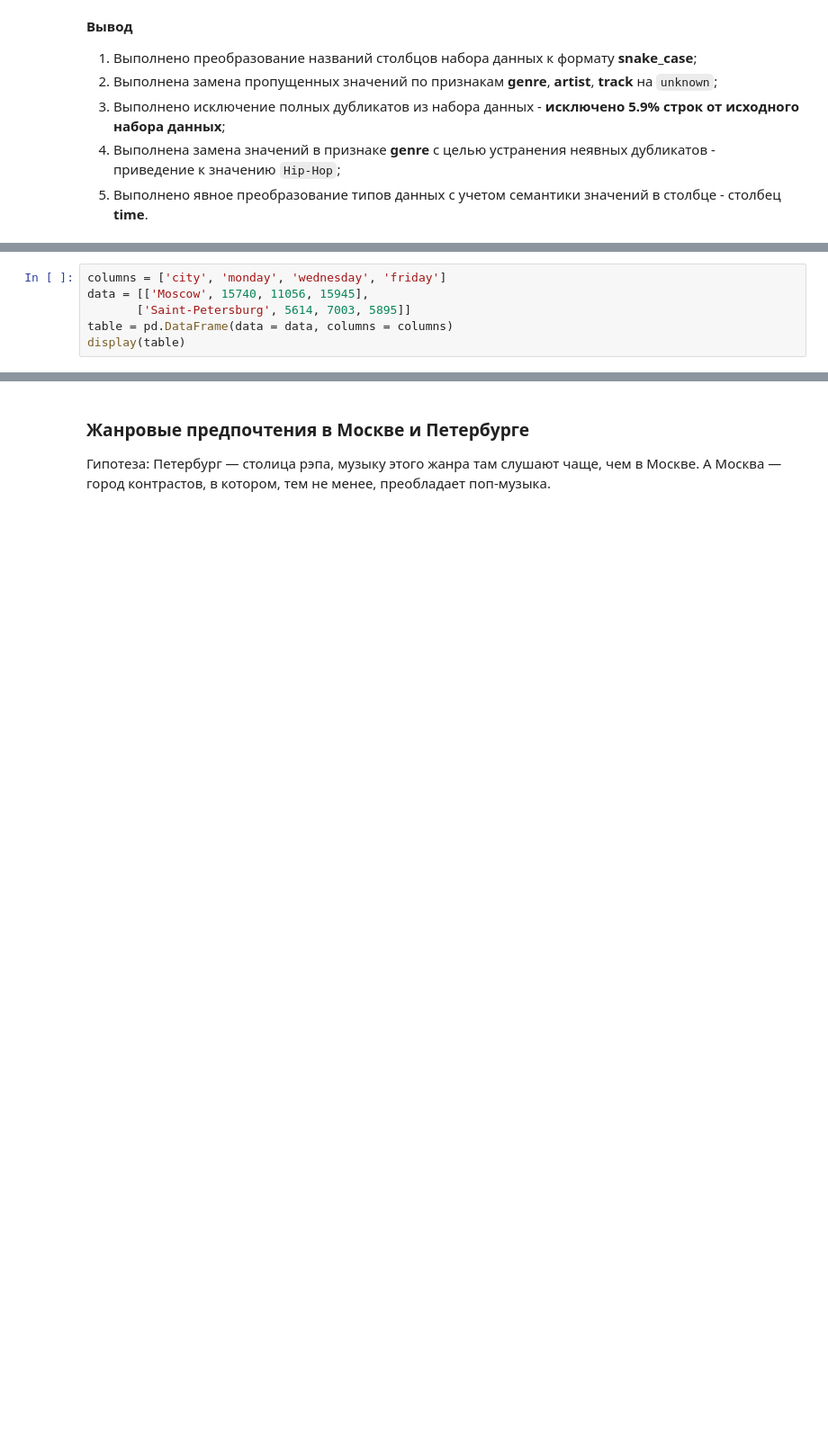
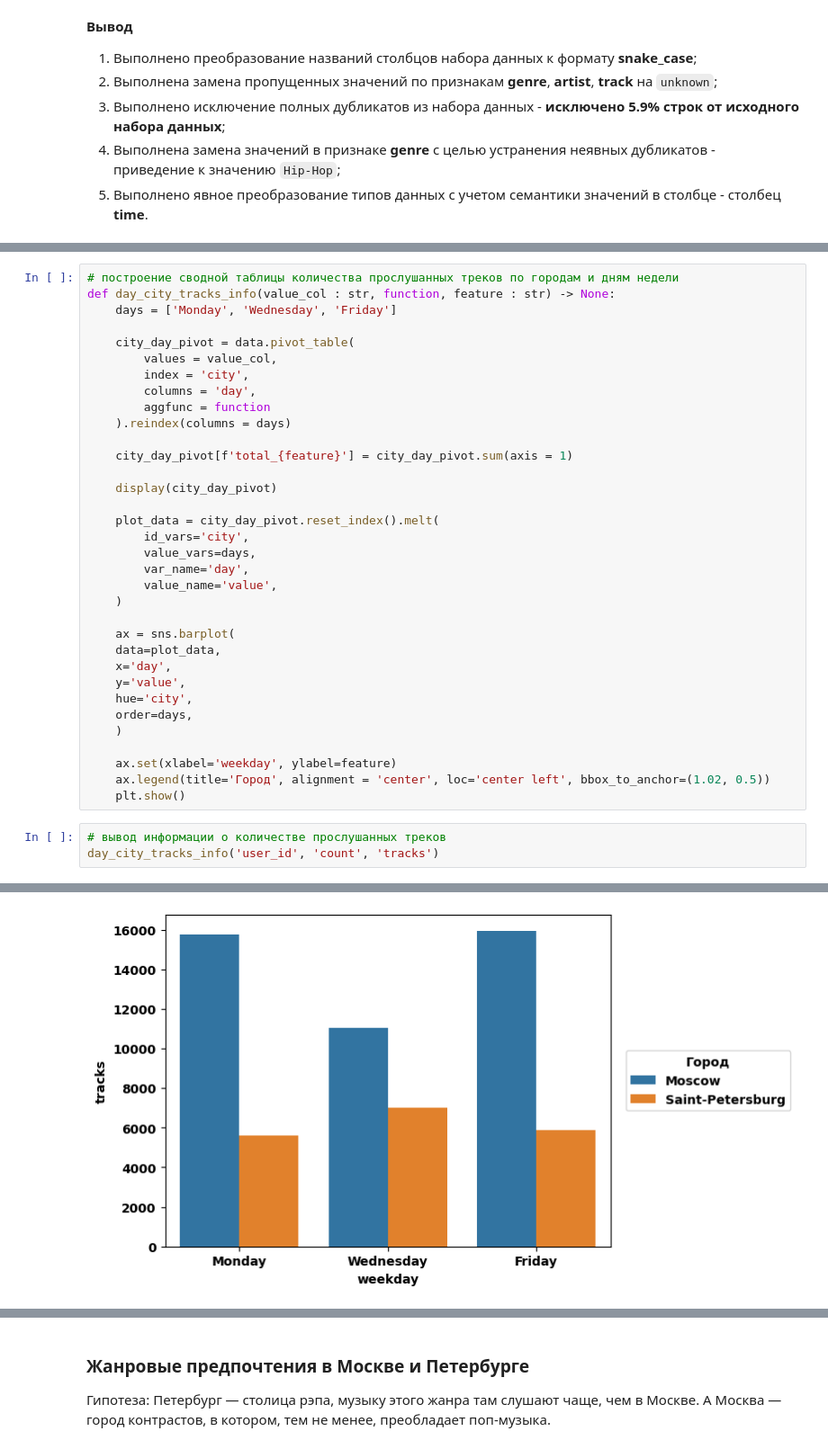
Before and after one commit to MrKostas/Yandex-Praktikum_Data-Analyst-projects, a Jupyter notebook: notebooks/DA_PetProject 1_The Music of big Cities.ipynb, the cells around one changed output, grey strips where cells are left out. Shown at 90% size. Saved outputs shown, nothing was run; the diff lists cells and outputs as text; blank space fills up the shorter version.

```diff
--- a/notebooks/DA_PetProject 1_The Music of big Cities.ipynb
+++ b/notebooks/DA_PetProject 1_The Music of big Cities.ipynb
@@ -392,6 +328,0 @@ number_tracks('Friday', 'Saint-Petersburg')
-# %%
-columns = ['city', 'monday', 'wednesday', 'friday']
-data = [['Moscow', 15740, 11056, 15945],
-       ['Saint-Petersburg', 5614, 7003, 5895]]
-table = pd.DataFrame(data = data, columns = columns)
-display(table)
@@ -470,0 +351,38 @@ genre_weekday(spb_general, 'Friday', '17:00', '23:00')
+# %%
+# построение сводной таблицы количества прослушанных треков по городам и дням недели
+def day_city_tracks_info(value_col : str, function, feature : str) -> None:
+    days = ['Monday', 'Wednesday', 'Friday']
+
+    city_day_pivot = data.pivot_table(
+        values = value_col,
+        index = 'city',
+        columns = 'day',
+        aggfunc = function
+    ).reindex(columns = days)
+
+    city_day_pivot[f'total_{feature}'] = city_day_pivot.sum(axis = 1)
+
+    display(city_day_pivot)
+
+    plot_data = city_day_pivot.reset_index().melt(
+        id_vars='city',
+        value_vars=days,
+        var_name='day',
+        value_name='value',
+    )
+
+    ax = sns.barplot(
+    data=plot_data,
+    x='day',
+    y='value',
+    hue='city',
+    order=days,
+    )
+
+    ax.set(xlabel='weekday', ylabel=feature)
+    ax.legend(title='Город', alignment = 'center', loc='center left', bbox_to_anchor=(1.02, 0.5))
+    plt.show()
+# %%
+# вывод информации о количестве прослушанных треков
+day_city_tracks_info('user_id', 'count', 'tracks')
+# %% [output]
@@ -470,0 +393 @@ genre_weekday(spb_general, 'Friday', '17:00', '23:00')
+[figure, added]
```
Also changed, not shown: parts of 70 cells of this notebook.
